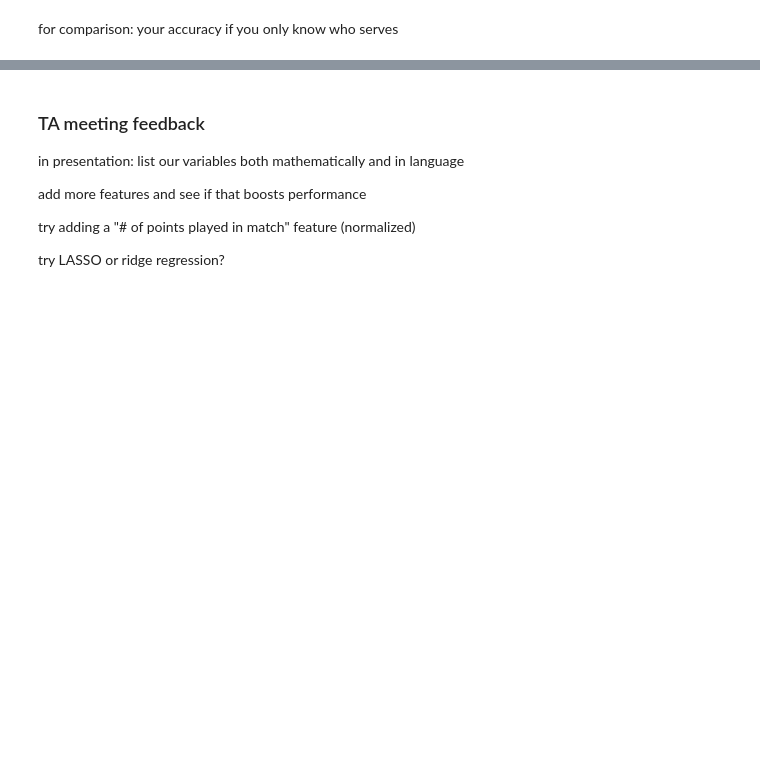
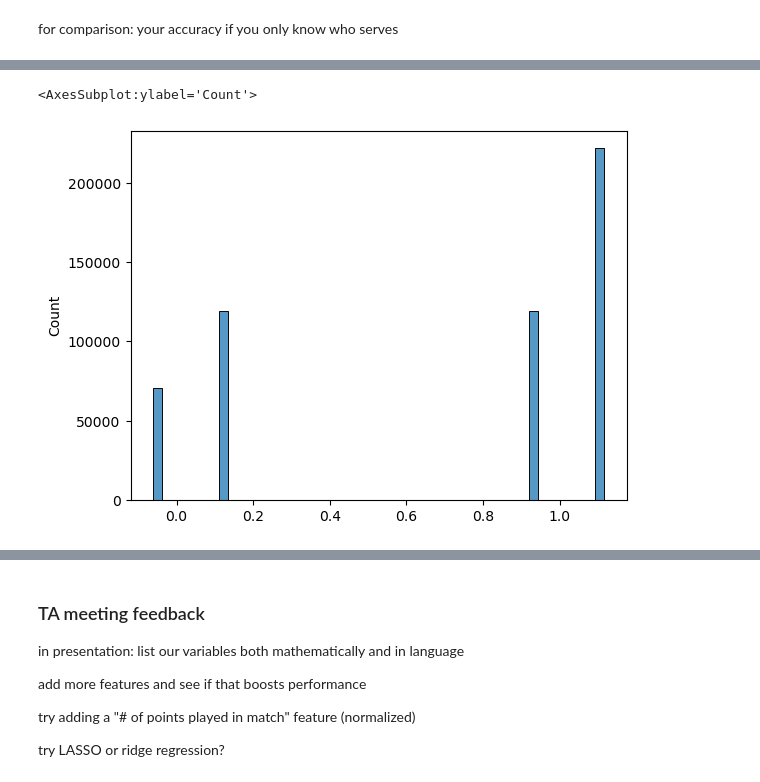
Before and after one commit to hoanganhminh01/CSE-481DS-Tennis-Analysis, a Jupyter notebook: src/streakiness.ipynb, the cells around one changed output, grey strips where cells are left out. Cells and saved outputs as stored; diff of their text form; code cells hidden in the pictures; blank space fills up the shorter version.

```diff
--- a/src/streakiness.ipynb
+++ b/src/streakiness.ipynb
@@ -207,0 +214,5 @@ plt.savefig("../plots/logseq.png")
+# %%
+sns.histplot(linear_no_seq.predict(X[:, 0:2]))
+# %% [output]
+<AxesSubplot:ylabel='Count'>
+[figure, added]
```
Also changed, not shown: parts of 9 cells of this notebook, 1 other file.
